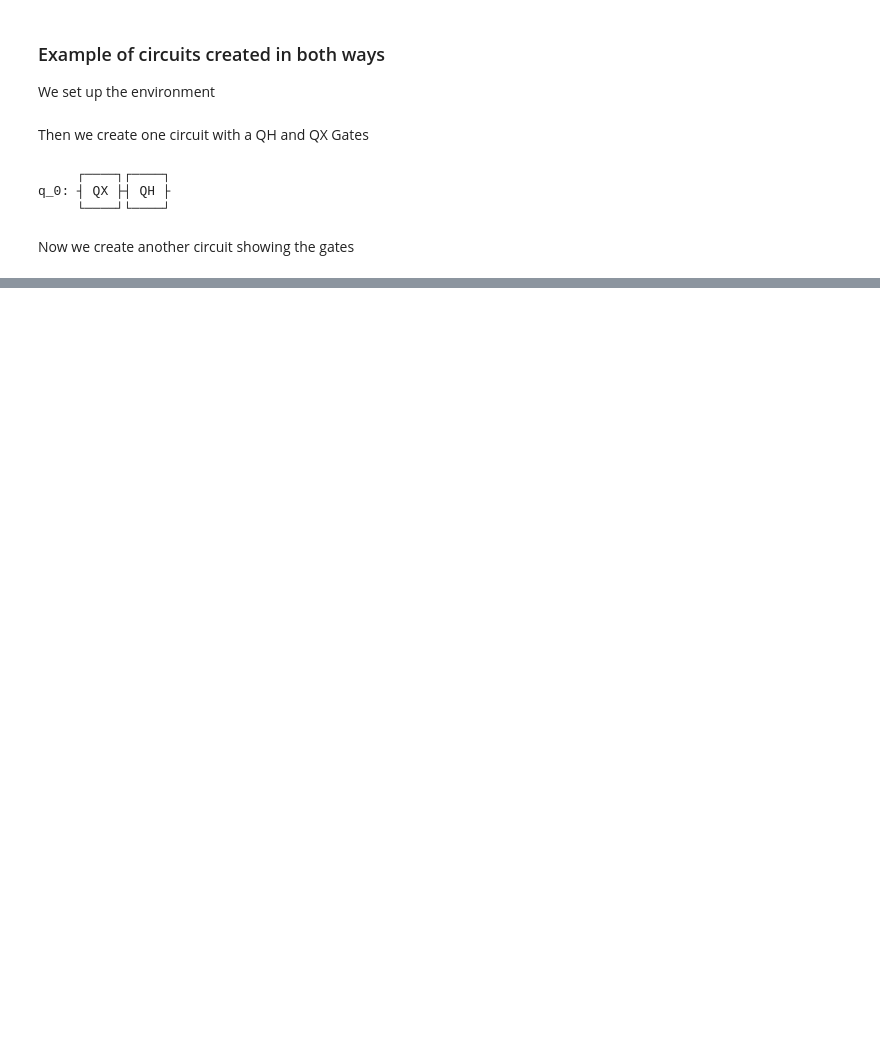
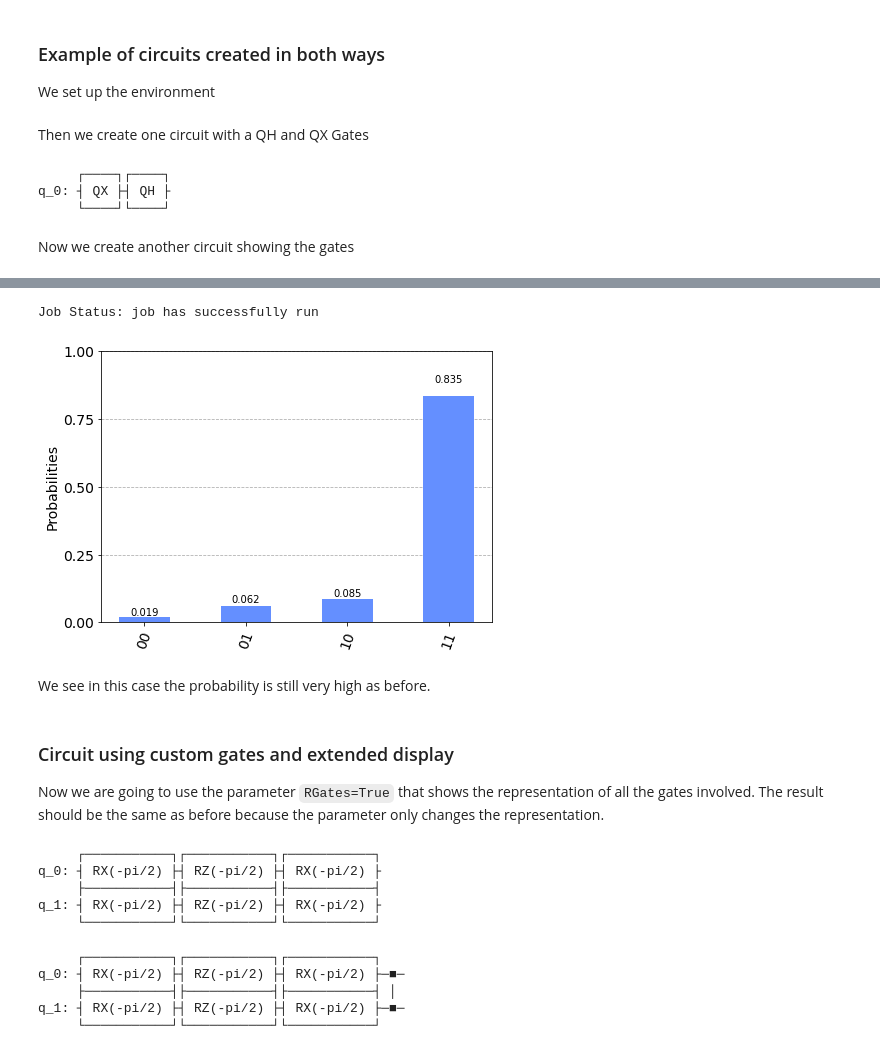
Before and after one commit to anorod/qosf_tests, a Jupyter notebook: Task3/QOSF_Task3.ipynb, the cells around one changed output, grey strips where cells are left out. Cells and saved outputs as stored; diff of their text form; code cells hidden in the pictures; blank space fills up the shorter version.

```diff
--- a/Task3/QOSF_Task3.ipynb
+++ b/Task3/QOSF_Task3.ipynb
@@ -57,0 +266,6 @@ q_0: ┤ RZ(-pi) ├┤ RX(pi) ├┤ RZ(pi) ├┤ RX(pi/2) ├┤ RZ(pi/2) ├
+# %%
+# Load IBM Q account and get the least busy backend device
+provider = IBMQ.load_account()
+device = least_busy(provider.backends(filters=lambda x: x.configuration().n_qubits >= 3 and
+                                   not x.configuration().simulator and x.status().operational==True))
+print("Running on current least busy device: ", device)
@@ -57,0 +275,20 @@ q_0: ┤ RZ(-pi) ├┤ RX(pi) ├┤ RZ(pi) ├┤ RX(pi/2) ├┤ RZ(pi/2) ├
+# %%
+# Run our circuit on the least busy backend. Monitor the execution of the job in the queue
+from qiskit.tools.monitor import job_monitor
+job_custom_simple = execute(grover_circuit_custom_simple, backend=device, shots=1024, optimization_level=3)
+job_monitor(job_custom_simple, interval = 2)
+# %% [output]
+Job Status: job has successfully run
+# %%
+# Get the results from the computation
+results_custom_simple = job_custom_simple.result()
+answer_custom_simple = results_custom_simple.get_counts(grover_circuit_custom_simple)
+plot_histogram(answer_custom_simple)
+# %% [output]
+[figure, added]
+# %% [markdown]
+We see in this case the probability is still very high as before.
+# %% [markdown]
+### Circuit using custom gates and extended display
+
+Now we are going to use the parameter `RGates=True` that shows the representation of all the gates involved. The result should be the same as before because the parameter only changes the representation.
@@ -57,0 +321,18 @@ q_0: ┤ RZ(-pi) ├┤ RX(pi) ├┤ RZ(pi) ├┤ RX(pi/2) ├┤ RZ(pi/2) ├
+# %%
+grover_circuit_custom_full = initialize_s_custom_full(grover_circuit_custom_full, [0,1])
+grover_circuit_custom_full.draw()
+# %% [output]
+     ┌───────────┐┌───────────┐┌───────────┐
+q_0: ┤ RX(-pi/2) ├┤ RZ(-pi/2) ├┤ RX(-pi/2) ├
+     ├───────────┤├───────────┤├───────────┤
+q_1: ┤ RX(-pi/2) ├┤ RZ(-pi/2) ├┤ RX(-pi/2) ├
+     └───────────┘└───────────┘└───────────┘
+# %%
+grover_circuit_custom_full.qcz(0,1, RGates=True) # Oracle
+grover_circuit_custom_full.draw()
+# %% [output]
+     ┌───────────┐┌───────────┐┌───────────┐
+q_0: ┤ RX(-pi/2) ├┤ RZ(-pi/2) ├┤ RX(-pi/2) ├─■─
+     ├───────────┤├───────────┤├───────────┤ │
+q_1: ┤ RX(-pi/2) ├┤ RZ(-pi/2) ├┤ RX(-pi/2) ├─■─
+     └───────────┘└───────────┘└───────────┘
```
Also changed, not shown: parts of 42 cells of this notebook, 1 other file.
